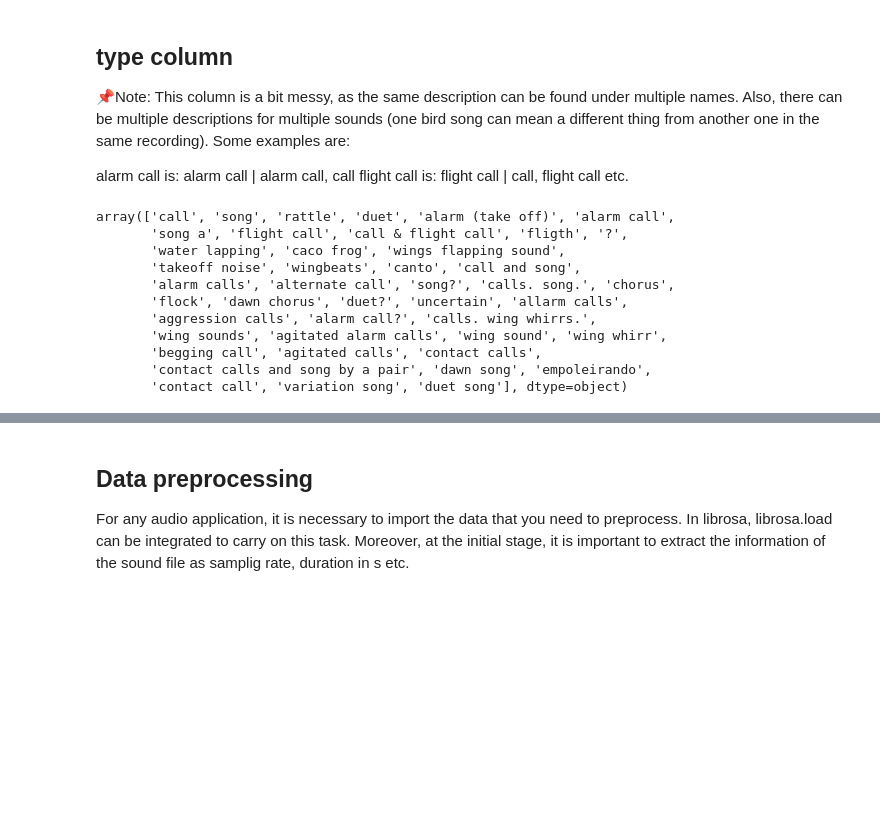
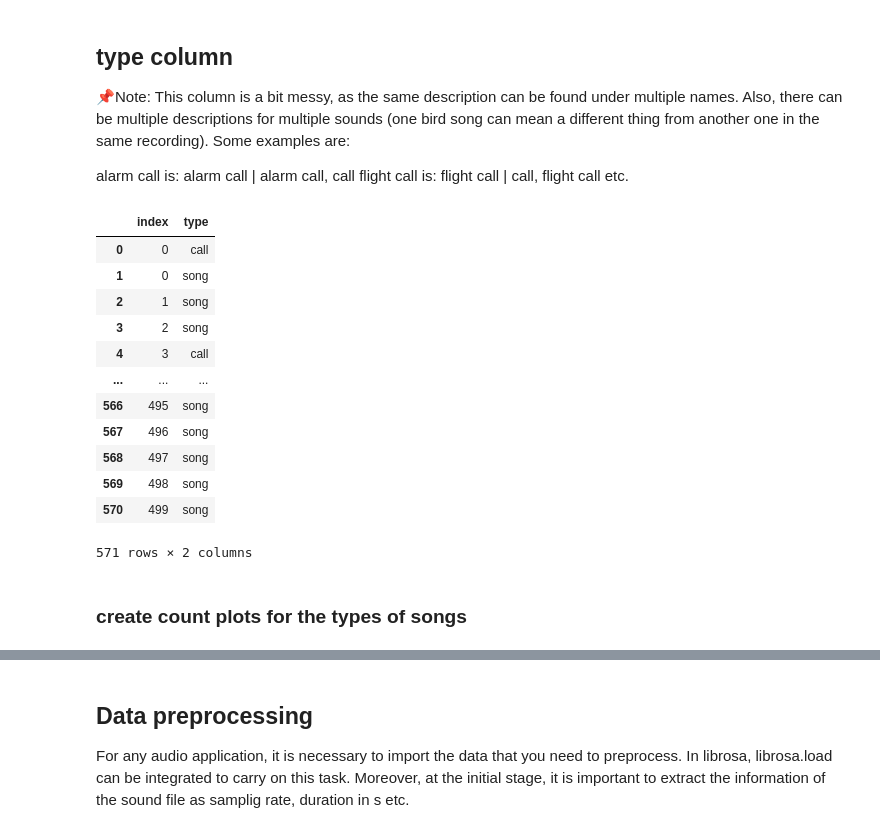
Before and after one commit to baliddeki/Bird-Behavior-ML-Project, a Jupyter notebook: data_cleaning.ipynb, the cells around one changed output, grey strips where cells are left out. Drawn from its saved outputs; the diff is of its cells as text; code cells hidden in the pictures; blank space fills up the shorter version.

```diff
--- a/data_cleaning.ipynb
+++ b/data_cleaning.ipynb
@@ -163,15 +163,20 @@ adjusted_type = adjusted_type['type'].apply(lambda x: x.strip().lower()).reset_i
 adjusted_type['type'] = adjusted_type['type'].replace('calls', 'call')
 # %%
 adjusted_type['type'].unique()
+adjusted_type
 # %% [output]
+|  | index | type |
+| 0 | 0 | call |
+| 1 | 0 | song |
+| 2 | 1 | song |
+| 3 | 2 | song |
+| 4 | 3 | call |
+| ... | ... | ... |
+| 566 | 495 | song |
+| 567 | 496 | song |
+| 568 | 497 | song |
+| 569 | 498 | song |
+| 570 | 499 | song |
-array(['call', 'song', 'rattle', 'duet', 'alarm (take off)', 'alarm call',
-       'song a', 'flight call', 'call & flight call', 'fligth', '?',
-       'water lapping', 'caco frog', 'wings flapping sound',
-       'takeoff noise', 'wingbeats', 'canto', 'call and song',
-       'alarm calls', 'alternate call', 'song?', 'calls. song.', 'chorus',
-       'flock', 'dawn chorus', 'duet?', 'uncertain', 'allarm calls',
-       'aggression calls', 'alarm call?', 'calls. wing whirrs.',
-       'wing sounds', 'agitated alarm calls', 'wing sound', 'wing whirr',
-       'begging call', 'agitated calls', 'contact calls',
-       'contact calls and song by a pair', 'dawn song', 'empoleirando',
-       'contact call', 'variation song', 'duet song'], dtype=object)
+571 rows × 2 columns
+# %% [markdown]
+### create count plots for the types of songs
```
Also changed, not shown: parts of 22 cells of this notebook.
